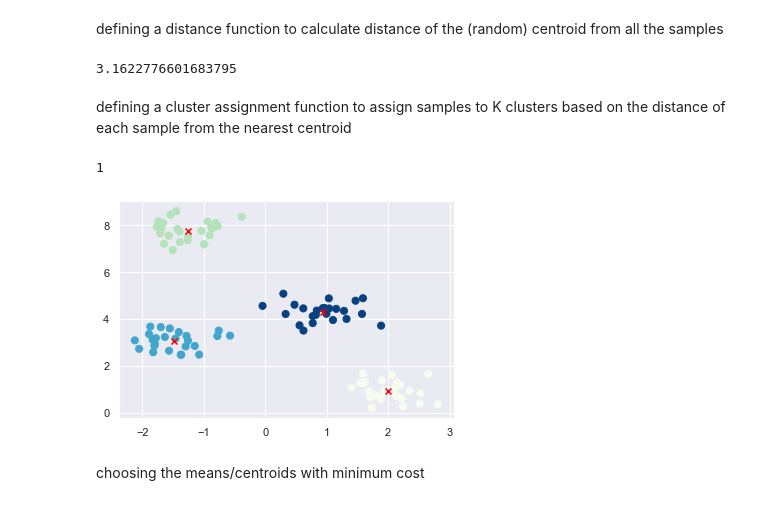
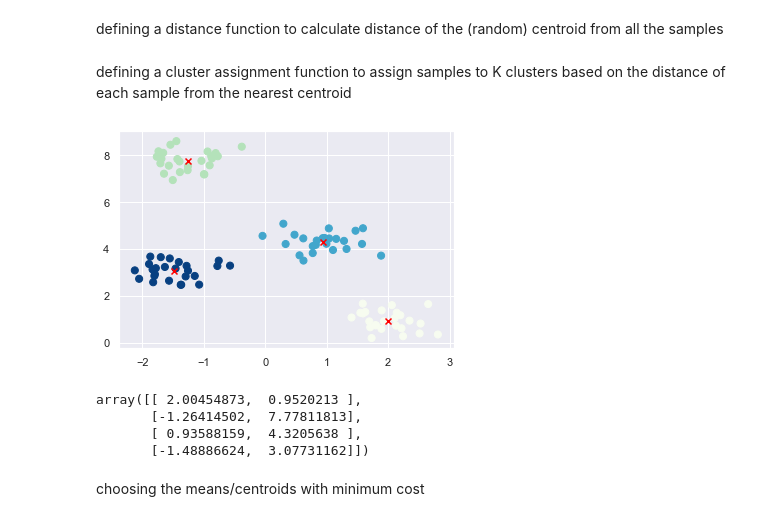
Before and after one commit to linearsachin/ml, a Jupyter notebook: kmeans.ipynb, the cells around one changed output. Saved outputs shown, nothing was run; the diff lists cells and outputs as text; code cells hidden in the pictures.

```diff
--- a/kmeans.ipynb
+++ b/kmeans.ipynb
@@ -17,37 +18,29 @@ plt.scatter(X[:, 0], X[:, 1], s=50, cmap='spring');
 [figure]
 # %%
 def distance(x,y):
-    dis = math.sqrt((x[0]-y[0])**2 + (x[1]-y[1])**2)
+    dis = np.sqrt((x[:,0]-y[0])**2 + (x[:,1]-y[1])**2)
     return dis
 # %% [markdown]
 defining a distance function to calculate distance of the (random) centroid from all the samples
-# %%
-distance(np.array([5,-1]),np.array([6,2]))
-# %% [output]
-3.1622776601683795
 # %%
 def clusterassignment(x,means):
-    diff = []
-    for mean in means:
-        diff.append(distance(x,mean))
-    return diff.index(min(diff))
+    diff =np.empty((means.shape[0],x.shape[0]))
+    for mean,i in zip(means,range(len(means))):
+        diff[i] = (distance(x,mean))
+    mini=(np.argmin(diff,axis = 0))
+    return mini
 # %% [markdown]
 defining a cluster assignment function to assign samples to K clusters based on the distance of each sample from the nearest centroid
-# %%
-clusterassignment([5,6],[[5,7],[5,6],[5,7]])
-# %% [output]
-1
 # %%
 def kmean(allx,k,num_iters=100):
     mean=[]
     clsuter = []
     cost_ = []
+    c=[]
+
     for i  in range(num_iters):
         means = allx[np.random.choice(allx.shape[0], k, replace=False), :]
-        c = np.empty(allx.shape[0])
-        for x,i in zip(allx,range(allx.shape[0])):
-            c[i] = clusterassignment(x,means)
-
+        c = np.array(clusterassignment(allx,means))
         for i in range(k):
             index_ = np.where(c==i)
             means[i] = np.sum(allx[index_],axis=0) / len(allx[index_])
@@ -56,7 +49,6 @@ def kmean(allx,k,num_iters=100):
         mean.append(means)
         clsuter.append(c)
         cost_.append(j)
-
     min_cost_index=(cost_.index(min(cost_)))
     means_ = mean[min_cost_index]
     c_ = clsuter[min_cost_index]
@@ -65,10 +57,15 @@ def kmean(allx,k,num_iters=100):
 # %%
 centroids,clusterassgn,costfunc = kmean(X,4,1000)
 plt.scatter(X[:, 0], X[:, 1], s=50,c=clusterassgn, cmap='GnBu');
 plt.scatter(centroids[:, 0], centroids[:, 1],color = 'red',marker='x')
 plt.show()
+centroids
 # %% [output]
-[figure, old version]
+[figure, new version]
+array([[ 2.00454873,  0.9520213 ],
+       [-1.26414502,  7.77811813],
+       [ 0.93588159,  4.3205638 ],
+       [-1.48886624,  3.07731162]])
 # %% [markdown]
 choosing the means/centroids with minimum cost
 # %%
```
Also changed, not shown: parts of 12 cells of this notebook.
